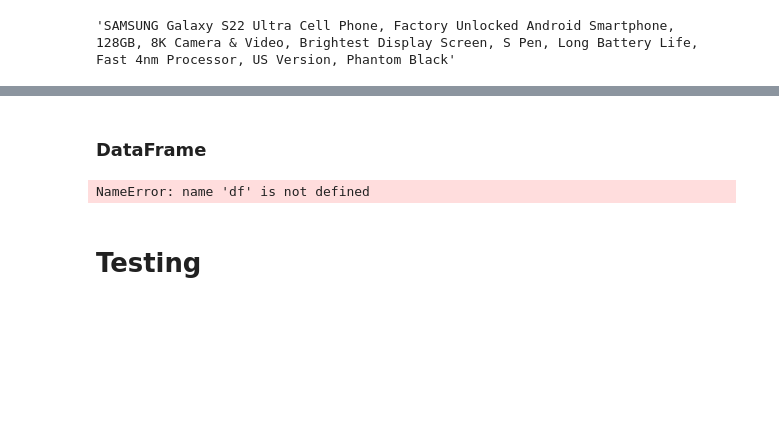
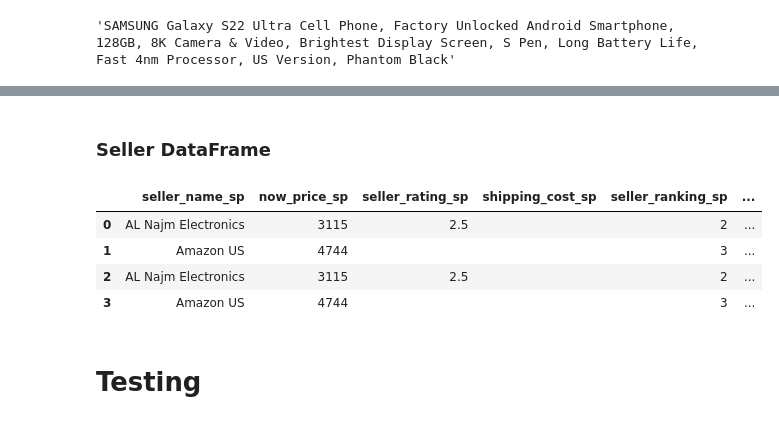
Before and after one commit to deepak4u/Web-Scraping, a Jupyter notebook: Notebooks/Amazon.com_product_and_seller_scrape.ipynb, the cells around one changed output, grey strips where cells are left out. Saved outputs shown, nothing was run; the diff lists cells and outputs as text; code cells hidden in the pictures; blank space fills up the shorter version.

```diff
--- a/Notebooks/Amazon.com_product_and_seller_scrape.ipynb
+++ b/Notebooks/Amazon.com_product_and_seller_scrape.ipynb
@@ -31,7 +123,7 @@ url = 'https://www.amazon.com/Apple-iPhone-Pro-128GB-Gold/dp/B0BYLLTCMB/'
 ## Multivariant, Multiseller - SAMSUNG Galaxy S22
 url = 'https://www.amazon.com/SAMSUNG-Smartphone-Unlocked-Brightest-Processor/dp/B09MVZSW5V/'
 # %%
-res = requests.get(url, headers=headers)
+res = requests.get(url, headers=headers, cookies=cookies)
 tree = html.fromstring(res.text)
 res.status_code
 # %% [output]
@@ -52,10 +153,13 @@ product_name()
 # %%
 def asin():
     asin_xp1 = tree.xpath("//input[@id='ASIN']/@value")
+    asin_xp2 = tree.xpath("//input[@id='attach-baseAsin']/@value")
 
     asin = ""
     if asin_xp1:
         asin = asin_xp1[0].strip()
+    elif asin_xp2:
+        asin = asin_xp2[0].strip()
     return asin
 
 asin()
@@ -224,3 +729,18 @@ def product_condition_sp_func(seller_row, seller_tree):
 # Todo: prime_saving
 # Todo: Fastest delivery Order within 7 hrs and 36 mins
 # Tod: seller_positive_rating_txt - 47% positive over the last 12 months47% positive over the last 12 months
+# %%
+def seller_pages():
+    seller_page_no = 1
+    no_of_offers = number_of_offers()
+
+    if no_of_offers != '':
+        no_of_offers = int(no_of_offers)
+
+        seller_page_no = (no_of_offers // 10)
+        if no_of_offers % 10 != 0:
+            seller_page_no += 1
+
+    return seller_page_no
+
+print("Seller Pages: ", seller_pages())
@@ -293,11 +823,14 @@ seller_dataframe, all_seller_pages_resp = seller_data_crawl(seller_pages, seller
 # %% [markdown]
-### DataFrame
+### Seller DataFrame
 # %%
-df = pd.DataFrame(seller_dataframe)
+seller_df = pd.DataFrame(seller_dataframe)
+seller_df
+# %% [output]
+|  | seller_name_sp | now_price_sp | seller_rating_sp | shipping_cost_sp | seller_ranking_sp | ... |
+| 0 | AL Najm Electronics | 3115 | 2.5 |  | 2 | ... |
+| 1 | Amazon US | 4744 |  |  | 3 | ... |
+| 2 | AL Najm Electronics | 3115 | 2.5 |  | 2 | ... |
+| 3 | Amazon US | 4744 |  |  | 3 | ... |
-# %%
-df
-# %% [output]
-NameError: name 'df' is not defined
 # %% [markdown]
 # Testing
 # %% [markdown]
```
Also changed, not shown: parts of 48 cells of this notebook, 1 other file.
